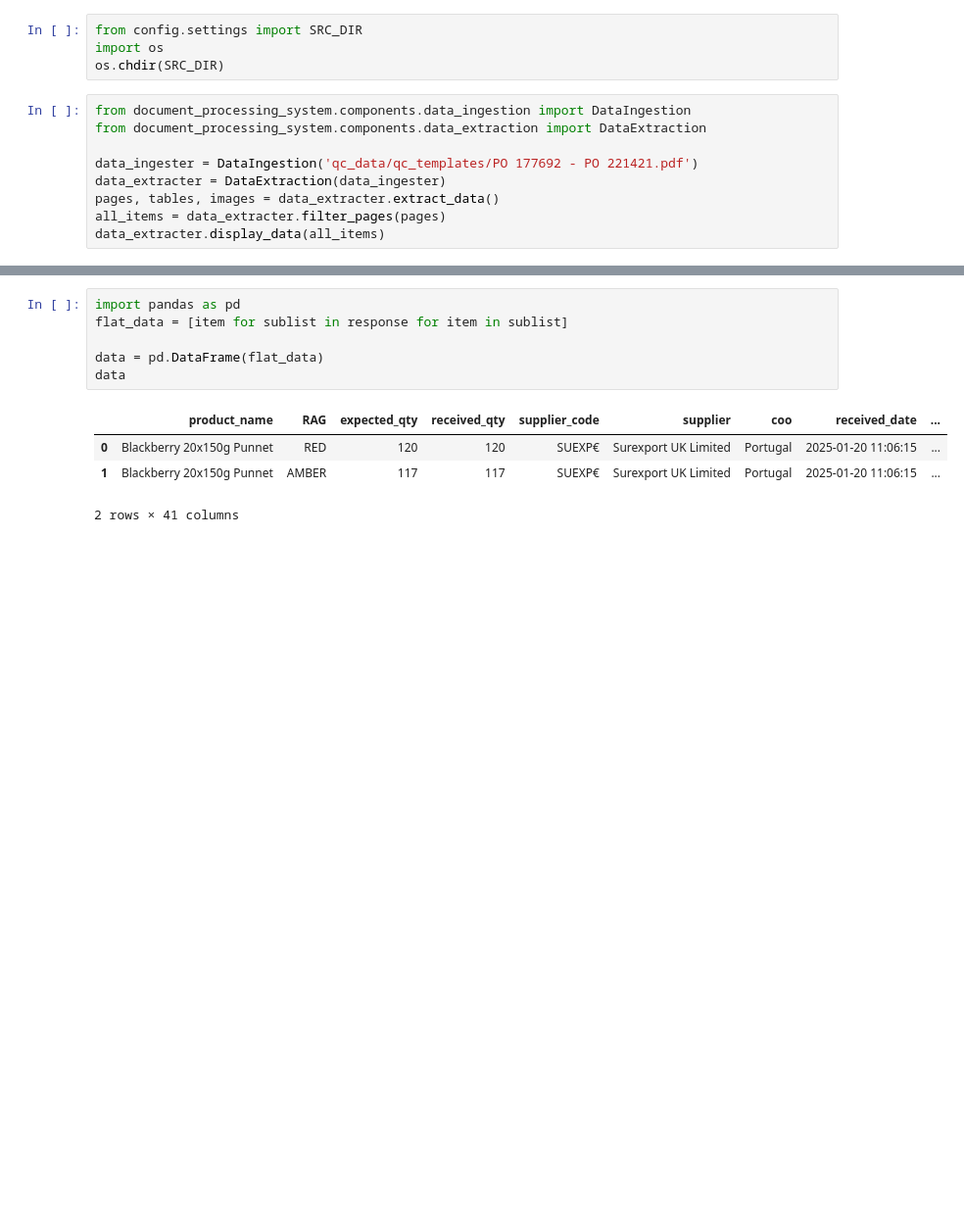
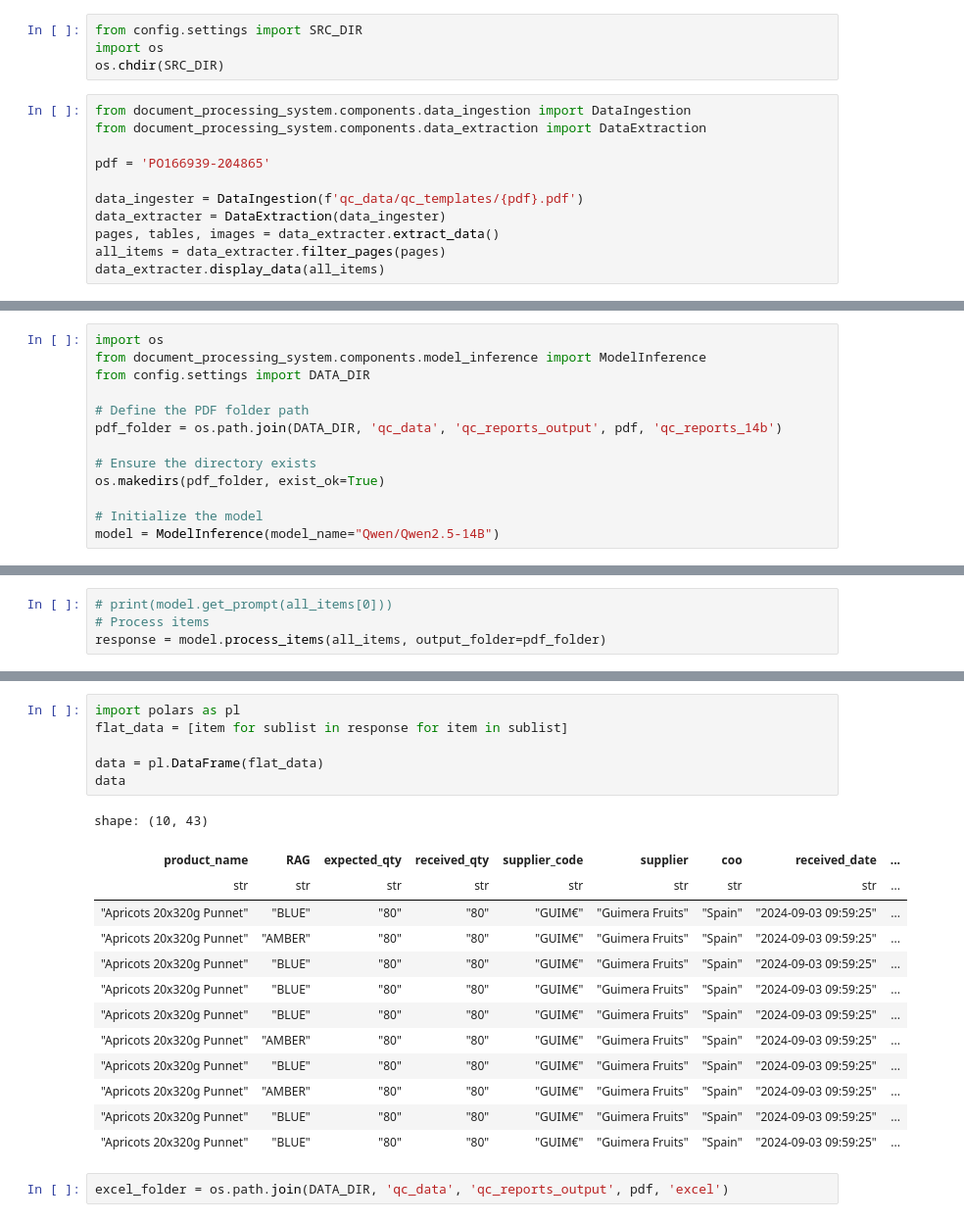
Before and after one commit to Ravikumarchavva/local_ocr, a Jupyter notebook: notebooks/api_sample.ipynb, the cells around one changed output, grey strips where cells are left out. Shown at 98% size. Saved outputs shown, nothing was run; the diff lists cells and outputs as text; blank space fills up the shorter version.

```diff
--- a/notebooks/api_sample.ipynb
+++ b/notebooks/api_sample.ipynb
@@ -6,7 +6,9 @@ os.chdir(SRC_DIR)
 from document_processing_system.components.data_ingestion import DataIngestion
 from document_processing_system.components.data_extraction import DataExtraction
 
-data_ingester = DataIngestion('qc_data/qc_templates/PO 177692 - PO 221421.pdf')
+pdf = 'PO166939-204865'
+
+data_ingester = DataIngestion(f'qc_data/qc_templates/{pdf}.pdf')
 data_extracter = DataExtraction(data_ingester)
 pages, tables, images = data_extracter.extract_data()
 all_items = data_extracter.filter_pages(pages)
@@ -40,0 +34,13 @@ Setting `pad_token_id` to `eos_token_id`:151643 for open-end generation.
+# %%
+import os
+from document_processing_system.components.model_inference import ModelInference
+from config.settings import DATA_DIR
+
+# Define the PDF folder path
+pdf_folder = os.path.join(DATA_DIR, 'qc_data', 'qc_reports_output', pdf, 'qc_reports_14b')
+
+# Ensure the directory exists
+os.makedirs(pdf_folder, exist_ok=True)
+
+# Initialize the model
+model = ModelInference(model_name="Qwen/Qwen2.5-14B")
@@ -40,0 +52,4 @@ Setting `pad_token_id` to `eos_token_id`:151643 for open-end generation.
+# %%
+# print(model.get_prompt(all_items[0]))
+# Process items
+response = model.process_items(all_items, output_folder=pdf_folder)
@@ -41,11 +87,22 @@ Setting `pad_token_id` to `eos_token_id`:151643 for open-end generation.
 # %%
-import pandas as pd
+import polars as pl
 flat_data = [item for sublist in response for item in sublist]
 
-data = pd.DataFrame(flat_data)
+data = pl.DataFrame(flat_data)
 data
 # %% [output]
+shape: (10, 43)
-|  | product_name | RAG | expected_qty | received_qty | supplier_code | supplier | coo | received_date | ... |
-| 0 | Blackberry 20x150g Punnet | RED | 120 | 120 | SUEXP€ | Surexport UK Limited | Portugal | 2025-01-20 11:06:15 | ... |
-| 1 | Blackberry 20x150g Punnet | AMBER | 117 | 117 | SUEXP€ | Surexport UK Limited | Portugal | 2025-01-20 11:06:15 | ... |
+| product_name | RAG | expected_qty | received_qty | supplier_code | supplier | coo | received_date | ... |
+| str | str | str | str | str | str | str | str | ... |
+| "Apricots 20x320g Punnet" | "BLUE" | "80" | "80" | "GUIM€" | "Guimera Fruits" | "Spain" | "2024-09-03 09:59:25" | ... |
+| "Apricots 20x320g Punnet" | "AMBER" | "80" | "80" | "GUIM€" | "Guimera Fruits" | "Spain" | "2024-09-03 09:59:25" | ... |
+| "Apricots 20x320g Punnet" | "BLUE" | "80" | "80" | "GUIM€" | "Guimera Fruits" | "Spain" | "2024-09-03 09:59:25" | ... |
+| "Apricots 20x320g Punnet" | "BLUE" | "80" | "80" | "GUIM€" | "Guimera Fruits" | "Spain" | "2024-09-03 09:59:25" | ... |
+| "Apricots 20x320g Punnet" | "BLUE" | "80" | "80" | "GUIM€" | "Guimera Fruits" | "Spain" | "2024-09-03 09:59:25" | ... |
+| "Apricots 20x320g Punnet" | "AMBER" | "80" | "80" | "GUIM€" | "Guimera Fruits" | "Spain" | "2024-09-03 09:59:25" | ... |
+| "Apricots 20x320g Punnet" | "BLUE" | "80" | "80" | "GUIM€" | "Guimera Fruits" | "Spain" | "2024-09-03 09:59:25" | ... |
+| "Apricots 20x320g Punnet" | "AMBER" | "80" | "80" | "GUIM€" | "Guimera Fruits" | "Spain" | "2024-09-03 09:59:25" | ... |
+| "Apricots 20x320g Punnet" | "BLUE" | "80" | "80" | "GUIM€" | "Guimera Fruits" | "Spain" | "2024-09-03 09:59:25" | ... |
+| "Apricots 20x320g Punnet" | "BLUE" | "80" | "80" | "GUIM€" | "Guimera Fruits" | "Spain" | "2024-09-03 09:59:25" | ... |
-2 rows × 41 columns
+# %%
+excel_folder = os.path.join(DATA_DIR, 'qc_data', 'qc_reports_output', pdf, 'excel')
```
Also changed, not shown: parts of 6 cells of this notebook, 20 other files.
